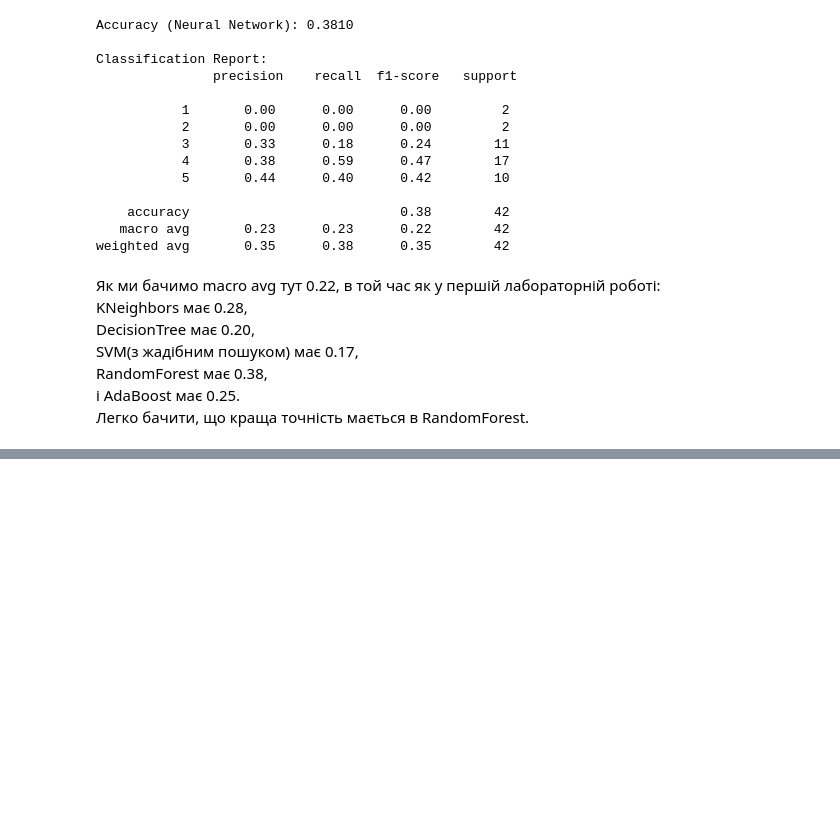
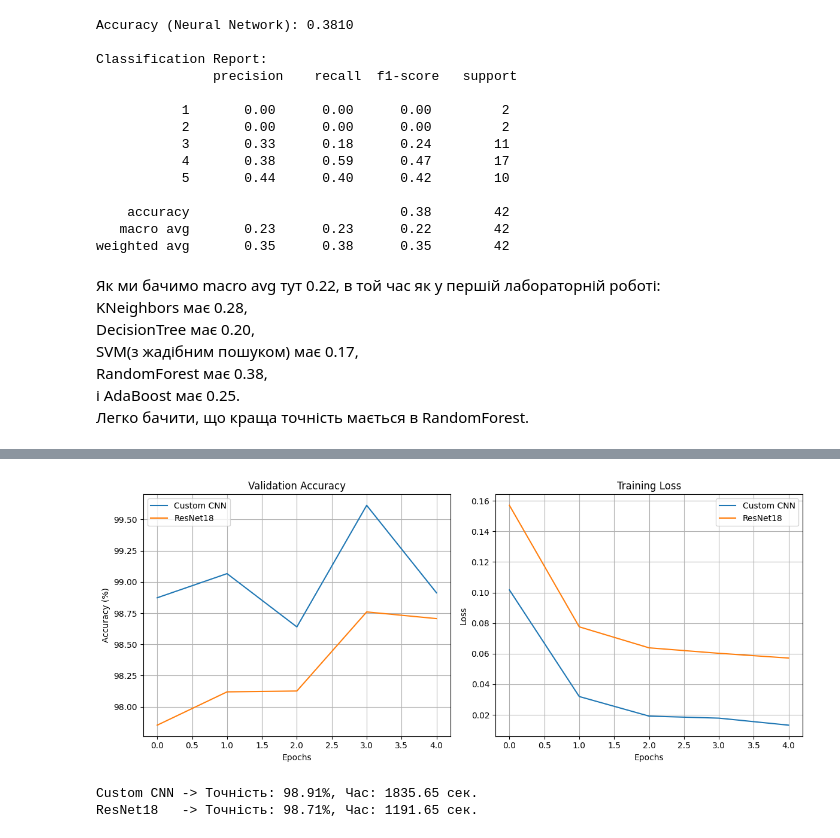
Before and after one commit to Darkinki/data_analysis_lab3, a Jupyter notebook: lab3.ipynb, the cells around one changed output, grey strips where cells are left out. Saved outputs shown, nothing was run; the diff lists cells and outputs as text; code cells hidden in the pictures; blank space fills up the shorter version.

Commit message:
already implementated CNN for Rice image clasification and compared with ResNet18

```diff
--- a/lab3.ipynb
+++ b/lab3.ipynb
@@ -139,0 +280,15 @@ RandomForest має 0.38,
+# %%
+if 'full_dataset' in locals():
+
+    weights = models.ResNet18_Weights.DEFAULT
+    model_b = models.resnet18(weights=weights)
+
+    for param in model_b.parameters():
+        param.requires_grad = False
+
+    num_ftrs = model_b.fc.in_features
+    model_b.fc = nn.Linear(num_ftrs, num_classes)
+
+    optimizer_b = optim.Adam(model_b.fc.parameters(), lr=LEARNING_RATE)
+
+    history_b = train_model(model_b, train_loader, val_loader, criterion, optimizer_b, epochs=EPOCHS, model_name="ResNet18")
@@ -139,0 +305,31 @@ RandomForest має 0.38,
+# %%
+if 'history_a' in locals() and 'history_b' in locals():
+    plt.figure(figsize=(12, 5))
+
+    plt.subplot(1, 2, 1)
+    plt.plot(history_a['val_acc'], label='Custom CNN')
+    plt.plot(history_b['val_acc'], label='ResNet18')
+    plt.title('Validation Accuracy')
+    plt.xlabel('Epochs')
+    plt.ylabel('Accuracy (%)')
+    plt.legend()
+    plt.grid(True)
+
+    plt.subplot(1, 2, 2)
+    plt.plot(history_a['train_loss'], label='Custom CNN')
+    plt.plot(history_b['train_loss'], label='ResNet18')
+    plt.title('Training Loss')
+    plt.xlabel('Epochs')
+    plt.ylabel('Loss')
+    plt.legend()
+    plt.grid(True)
+
+    plt.tight_layout()
+    plt.show()
+
+    print(f"Custom CNN -> Точність: {history_a['val_acc'][-1]:.2f}%, Час: {history_a['train_time']:.2f} сек.")
+    print(f"ResNet18   -> Точність: {history_b['val_acc'][-1]:.2f}%, Час: {history_b['train_time']:.2f} сек.")
+# %% [output]
+[figure, added]
+Custom CNN -> Точність: 98.91%, Час: 1835.65 сек.
+ResNet18   -> Точність: 98.71%, Час: 1191.65 сек.
```
Also changed, not shown: parts of 8 cells of this notebook.
